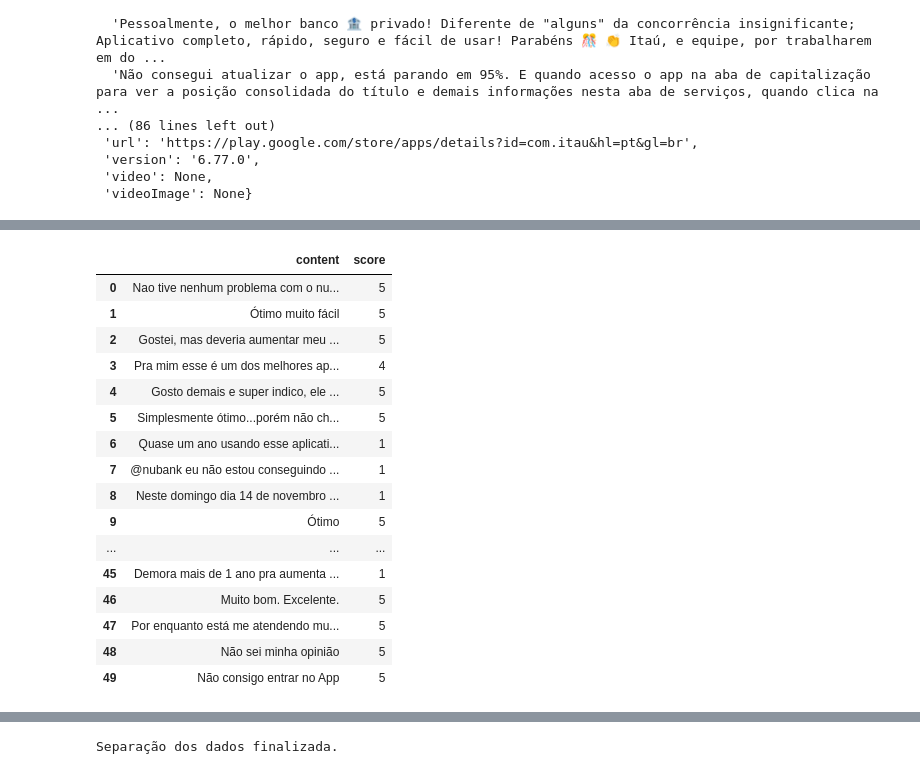
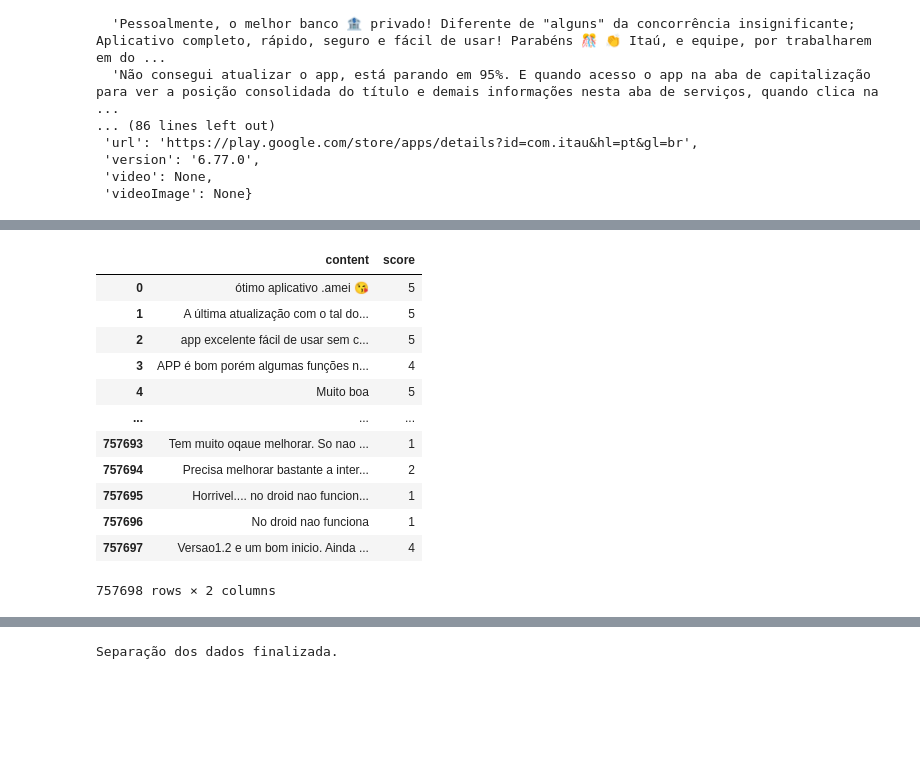
Before and after one commit to jeanluckei/seminario, a Jupyter notebook: SentimentAnalysisApp.ipynb, the cells around one changed output, grey strips where cells are left out. Saved outputs shown, nothing was run; the diff lists cells and outputs as text; code cells hidden in the pictures; blank space fills up the shorter version.

```diff
--- a/SentimentAnalysisApp.ipynb
+++ b/SentimentAnalysisApp.ipynb
@@ -139,7 +149,7 @@ result
 from google_play_scraper import Sort, reviews_all
 
 #Comando para todas as reviews
-Reviews = reviews_all('com.nu.production', lang = 'pt', country = 'br', sort = Sort.NEWEST, sleep_milliseconds = 0)
+Reviews = reviews_all('com.itau', lang = 'pt', country = 'br', sort = Sort.NEWEST, sleep_milliseconds = 0)
 # %%
 #Importando pandas.
 import pandas as pd
@@ -166,24 +176,23 @@ Reviews_Agi
 # %%
 Reviews_Agi.drop(['reviewId', 'userName', 'userImage', 'reviewCreatedVersion', 'at', 'replyContent', 'repliedAt', 'thumbsUpCount'], axis=1, inplace=True)
-Reviews_Agi.head(50)
+# Preprocessed = Reviews_Agi[(Reviews_Agi != 3).all(1)]
+Reviews_Agi.drop(Reviews_Agi[Reviews_Agi.score == 3].index, inplace=True)
+Reviews_Agi.reset_index(drop=True, inplace=True)
+Reviews_Agi
 # %% [output]
 |  | content | score |
-| 0 | Nao tive nenhum problema com o nu... | 5 |
-| 1 | Ótimo muito fácil | 5 |
-| 2 | Gostei, mas deveria aumentar meu ... | 5 |
-| 3 | Pra mim esse é um dos melhores ap... | 4 |
-| 4 | Gosto demais e super indico, ele ... | 5 |
-| 5 | Simplesmente ótimo...porém não ch... | 5 |
-| 6 | Quase um ano usando esse aplicati... | 1 |
-| 7 | @nubank eu não estou conseguindo ... | 1 |
-| 8 | Neste domingo dia 14 de novembro ... | 1 |
-| 9 | Ótimo | 5 |
+| 0 | ótimo aplicativo .amei 😘 | 5 |
+| 1 | A última atualização com o tal do... | 5 |
+| 2 | app excelente fácil de usar sem c... | 5 |
+| 3 | APP é bom porém algumas funções n... | 4 |
+| 4 | Muito boa | 5 |
 | ... | ... | ... |
-| 45 | Demora mais de 1 ano pra aumenta ... | 1 |
-| 46 | Muito bom. Excelente. | 5 |
-| 47 | Por enquanto está me atendendo mu... | 5 |
-| 48 | Não sei minha opinião | 5 |
-| 49 | Não consigo entrar no App | 5 |
+| 757693 | Tem muito oqaue melhorar. So nao ... | 1 |
+| 757694 | Precisa melhorar bastante a inter... | 2 |
+| 757695 | Horrivel.... no droid nao funcion... | 1 |
+| 757696 | No droid nao funciona | 1 |
+| 757697 | Versao1.2 e um bom inicio. Ainda ... | 4 |
+757698 rows × 2 columns
 # %%
 Reviews_Agi['score'].replace(1, 0, inplace=True)
 Reviews_Agi['score'].replace(2, 0, inplace=True)
```
Also changed, not shown: parts of 17 cells of this notebook.
